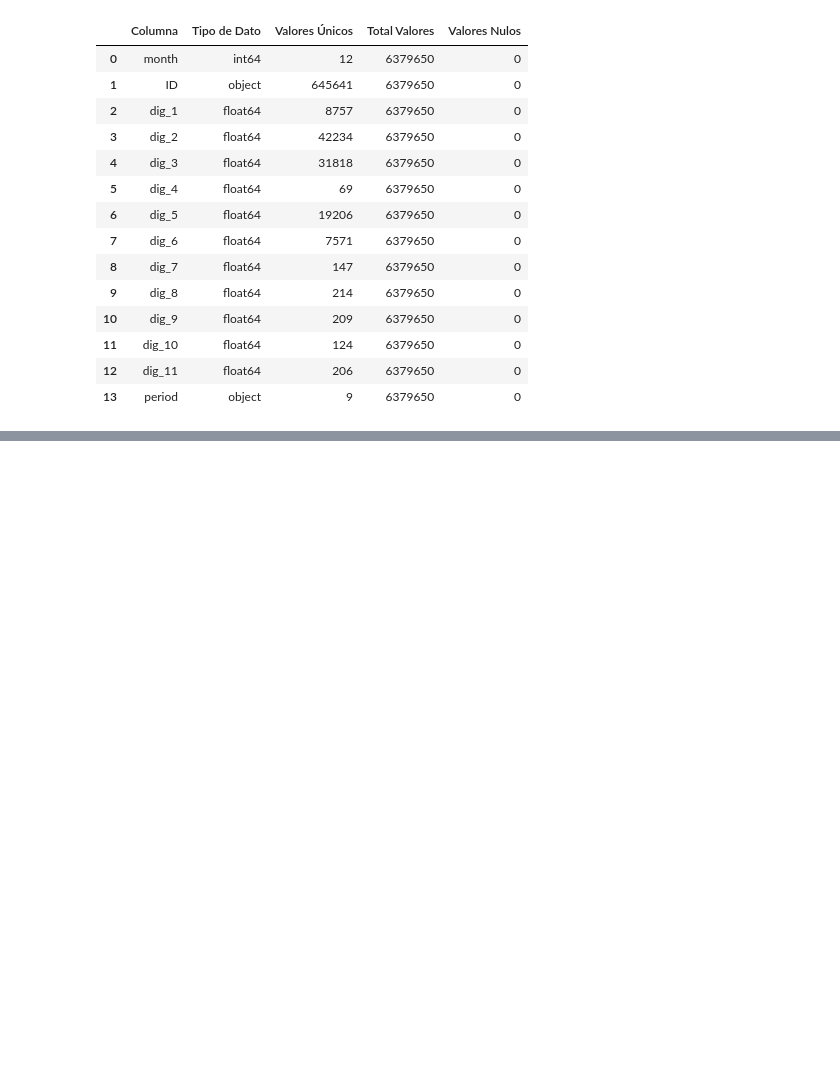
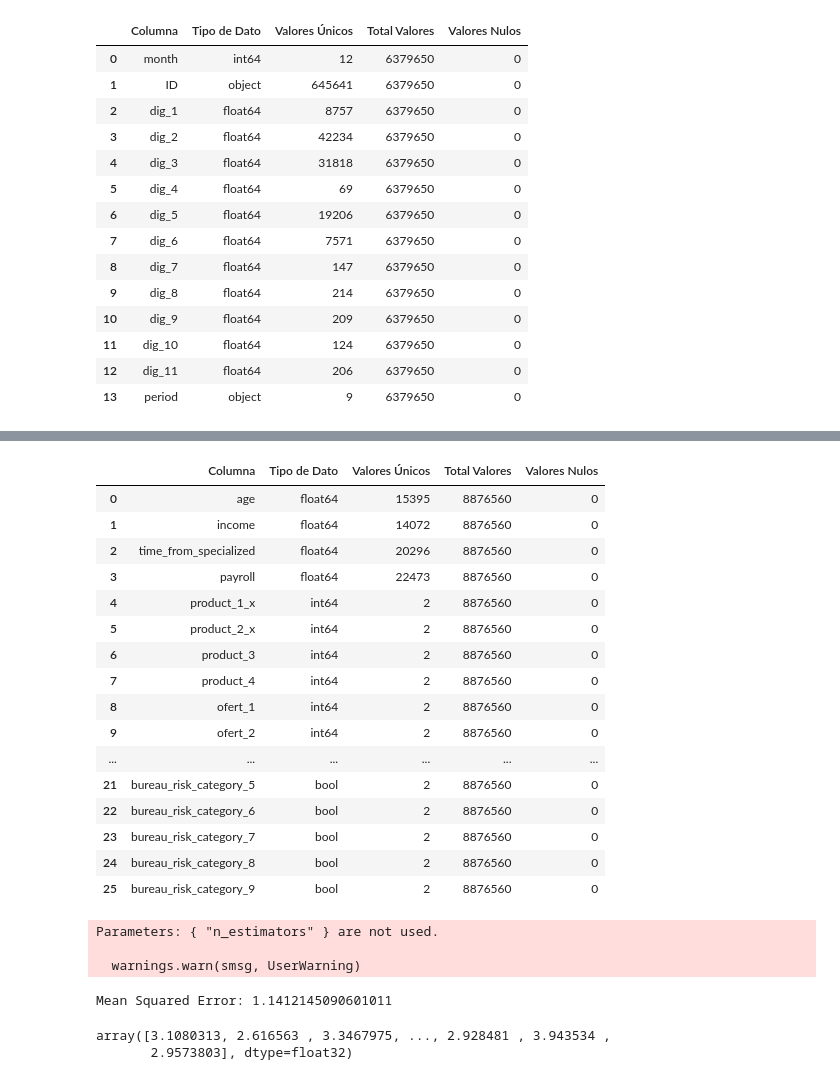
Before and after one commit to davidsosaolea/BBVA_Data_Challenge_2023, a Jupyter notebook: Notebook_bbva.ipynb, the cells around one changed output, grey strips where cells are left out. Cells and saved outputs as stored; diff of their text form; code cells hidden in the pictures; blank space fills up the shorter version.

```diff
--- a/Notebook_bbva.ipynb
+++ b/Notebook_bbva.ipynb
@@ -160,0 +290,79 @@ test_1 = pd.merge(test, customers, on='ID', how='left')
+# %%
+X = x.copy()
+# %%
+X = X.drop(columns=['ID'])
+# %%
+# Reemplazar 'yes' con 1 y 'no' con 0 en ambas columnas
+X['product_1_x'] = X['product_1_x'].replace({'Yes': 1, 'No': 0})
+X['product_2_x'] = X['product_2_x'].replace({'Yes': 1, 'No': 0})
+X['product_3'] = X['product_3'].replace({'Yes': 1, 'No': 0})
+X['product_4'] = X['product_4'].replace({'Yes': 1, 'No': 0})
+X['ofert_1'] = X['ofert_1'].replace({'Yes': 1, 'No': 0})
+X['ofert_2'] = X['ofert_2'].replace({'Yes': 1, 'No': 0})
+X['ofert_3'] = X['ofert_3'].replace({'Yes': 1, 'No': 0})
+# %%
+# Primero, crea variables dummy para columna1
+X = pd.get_dummies(X, columns=['type_job'], prefix=['type_job'], drop_first=True)
+
+# Luego, crea variables dummy para columna2
+X = pd.get_dummies(X, columns=['bureau_risk'], prefix=['bureau_risk'], drop_first=True)
+# %%
+obtener_resumen_valores_unicos(X)
+# %% [output]
+|  | Columna | Tipo de Dato | Valores Únicos | Total Valores | Valores Nulos |
+| 0 | age | float64 | 15395 | 8876560 | 0 |
+| 1 | income | float64 | 14072 | 8876560 | 0 |
+| 2 | time_from_specialized | float64 | 20296 | 8876560 | 0 |
+| 3 | payroll | float64 | 22473 | 8876560 | 0 |
+| 4 | product_1_x | int64 | 2 | 8876560 | 0 |
+| 5 | product_2_x | int64 | 2 | 8876560 | 0 |
+| 6 | product_3 | int64 | 2 | 8876560 | 0 |
+| 7 | product_4 | int64 | 2 | 8876560 | 0 |
+| 8 | ofert_1 | int64 | 2 | 8876560 | 0 |
+| 9 | ofert_2 | int64 | 2 | 8876560 | 0 |
+| ... | ... | ... | ... | ... | ... |
+| 21 | bureau_risk_category_5 | bool | 2 | 8876560 | 0 |
+| 22 | bureau_risk_category_6 | bool | 2 | 8876560 | 0 |
+| 23 | bureau_risk_category_7 | bool | 2 | 8876560 | 0 |
+| 24 | bureau_risk_category_8 | bool | 2 | 8876560 | 0 |
+| 25 | bureau_risk_category_9 | bool | 2 | 8876560 | 0 |
+# %%
+import xgboost as xgb
+import pandas as pd
+from sklearn.model_selection import train_test_split
+from sklearn.metrics import mean_squared_error
+
+# Dividir los datos en conjuntos de entrenamiento y prueba
+X_train, X_test, y_train, y_test = train_test_split(X, y, test_size=0.2, random_state=42)
+
+# Crear un objeto DMatrix para XGBoost (esto optimiza el rendimiento)
+dtrain = xgb.DMatrix(X_train, label=y_train)
+dtest = xgb.DMatrix(X_test, label=y_test)
+
+# Definir los hiperparámetros del modelo
+params = {
+    'objective': 'reg:squarederror',  # Problema de regresión
+    'max_depth': 3,                  # Profundidad máxima del árbol
+    'learning_rate': 0.1,            # Tasa de aprendizaje
+    'n_estimators': 100              # Número de árboles en el conjunto
+}
+
+# Entrenar el modelo
+model = xgb.train(params, dtrain, num_boost_round=100)
+
+# Realizar predicciones en el conjunto de prueba
+y_pred = model.predict(dtest)
+
+# Calcular el error cuadrático medio (MSE)
+mse = mean_squared_error(y_test, y_pred)
+print(f'Mean Squared Error: {mse}')
+# %% [output]
+Parameters: { "n_estimators" } are not used.
+
+  warnings.warn(smsg, UserWarning)
+Mean Squared Error: 1.1412145090601011
+# %%
+y_pred
+# %% [output]
+array([3.1080313, 2.616563 , 3.3467975, ..., 2.928481 , 3.943534 ,
+       2.9573803], dtype=float32)
```
Also changed, not shown: parts of 16 cells of this notebook.
